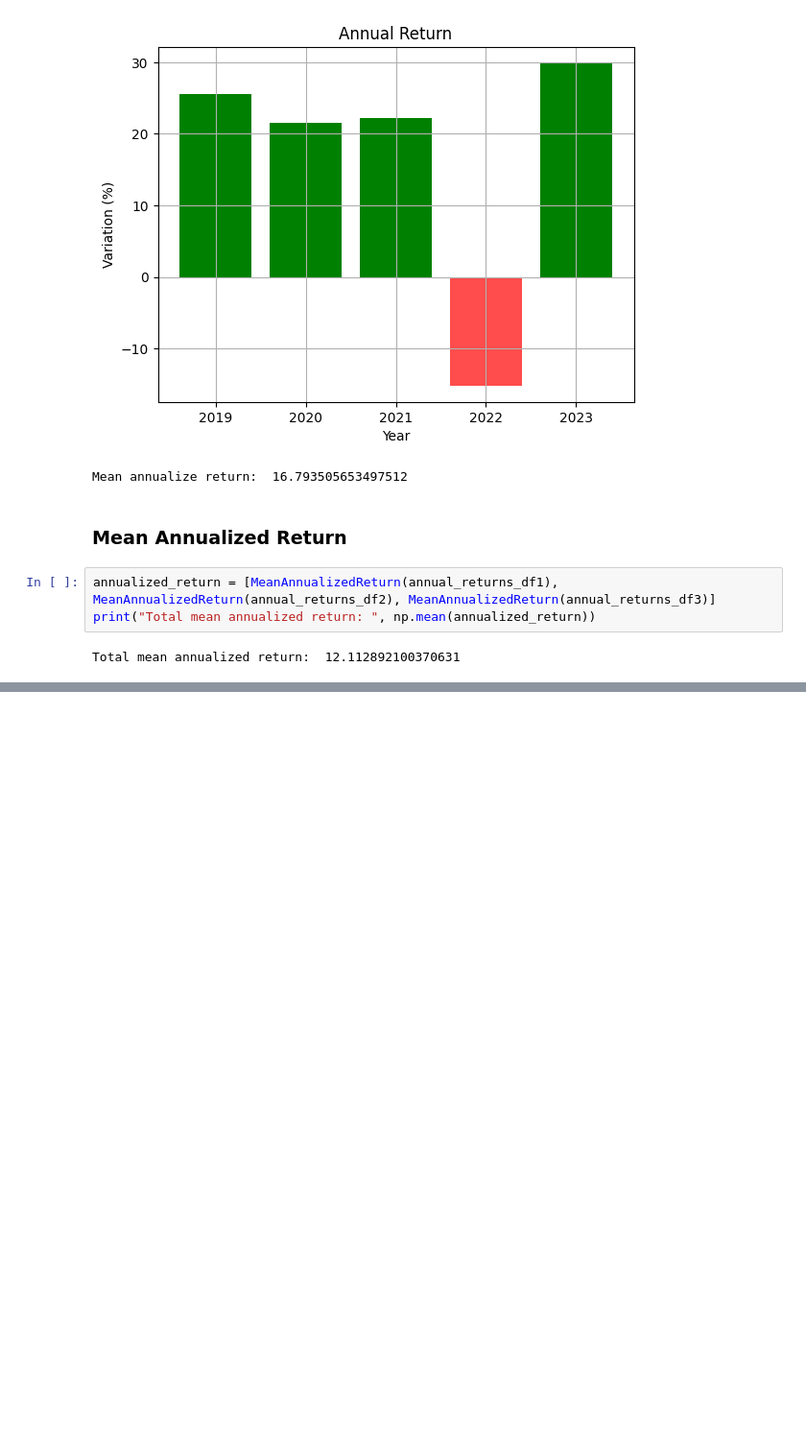
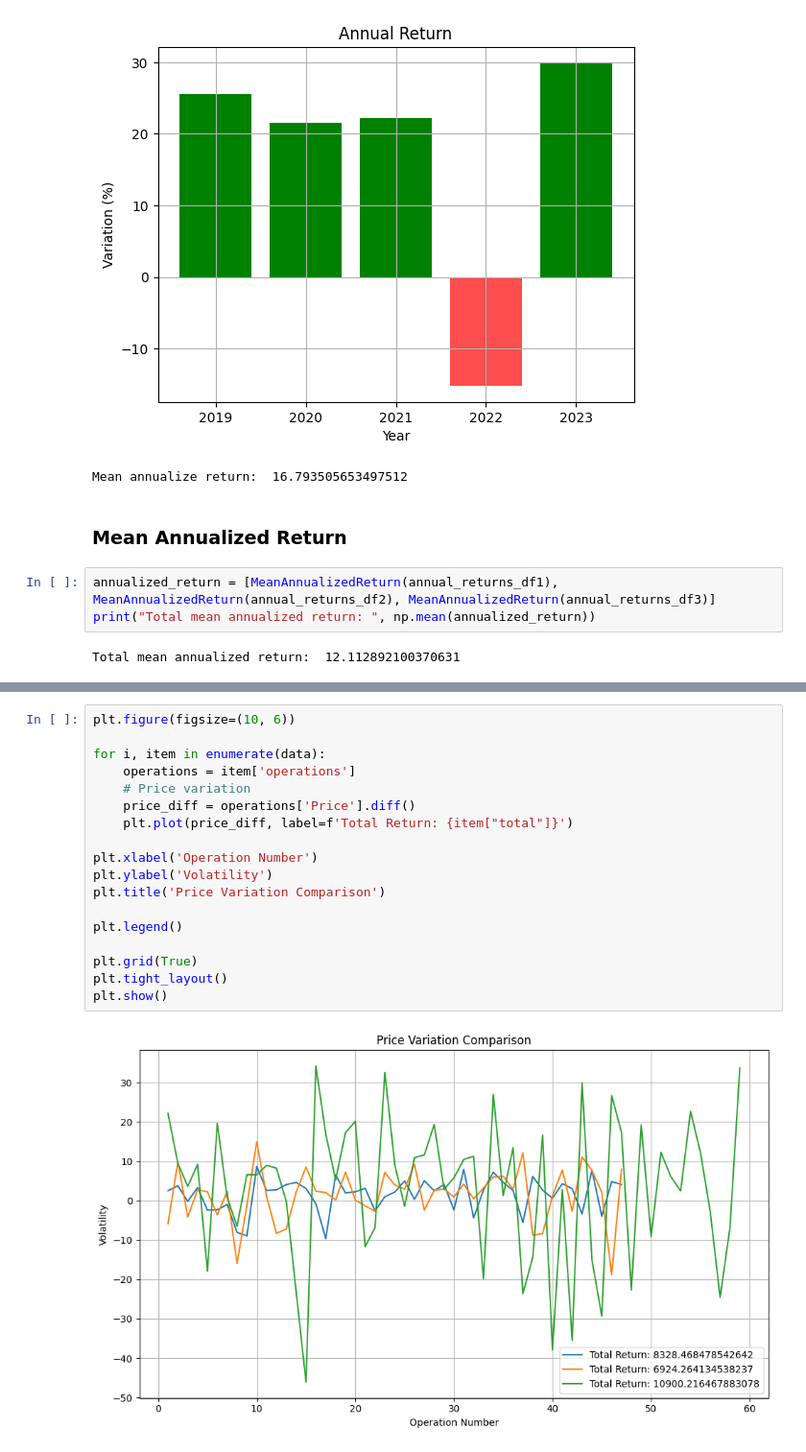
Before and after one commit to AdalDiazFarina/TFG-service, a Jupyter notebook: app/notebooks/SP&500.ipynb, the cells around one changed output, grey strips where cells are left out. Shown: that part at 96% size. Saved outputs shown, nothing was run; the diff lists cells and outputs as text; blank space fills up the shorter version.

Commit message:
Volatility

```diff
--- a/app/notebooks/SP&500.ipynb
+++ b/app/notebooks/SP&500.ipynb
@@ -471,0 +439,20 @@ Total mean annualized return:  12.112892100370631
+# %%
+plt.figure(figsize=(10, 6))
+
+for i, item in enumerate(data):
+    operations = item['operations']
+    # Price variation
+    price_diff = operations['Price'].diff()
+    plt.plot(price_diff, label=f'Total Return: {item["total"]}')
+
+plt.xlabel('Operation Number')
+plt.ylabel('Volatility')
+plt.title('Price Variation Comparison')
+
+plt.legend()
+
+plt.grid(True)
+plt.tight_layout()
+plt.show()
+# %% [output]
+[figure, added]
```
Also changed, not shown: parts of 9 cells of this notebook.
